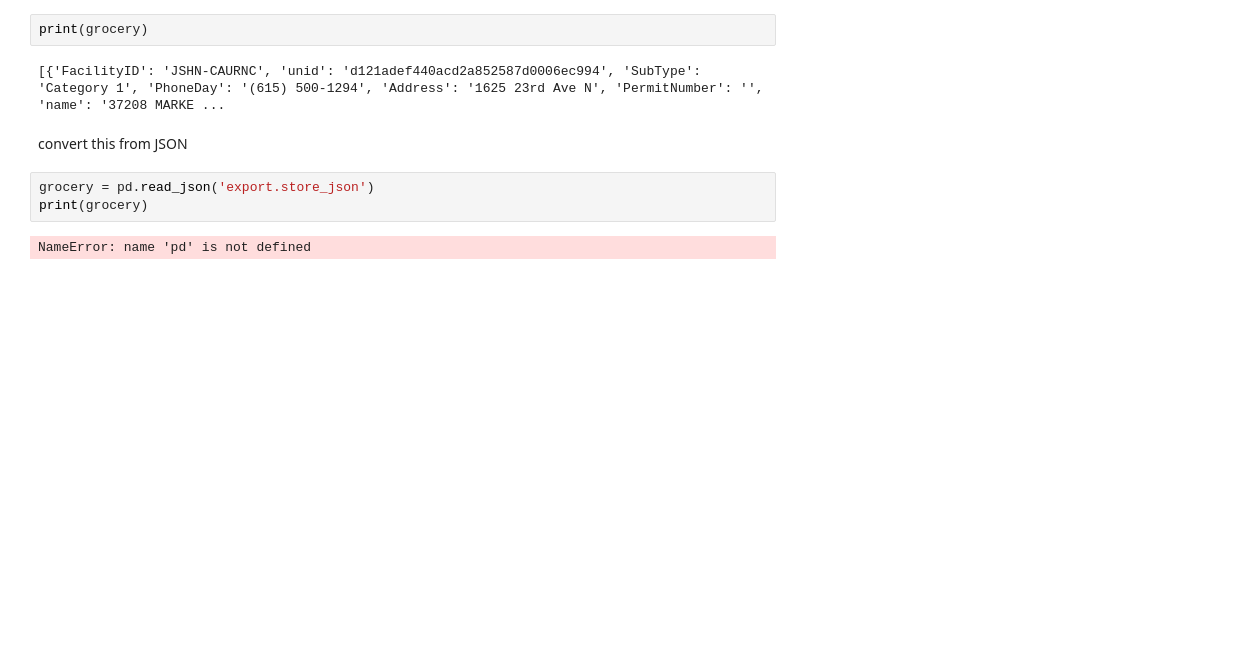
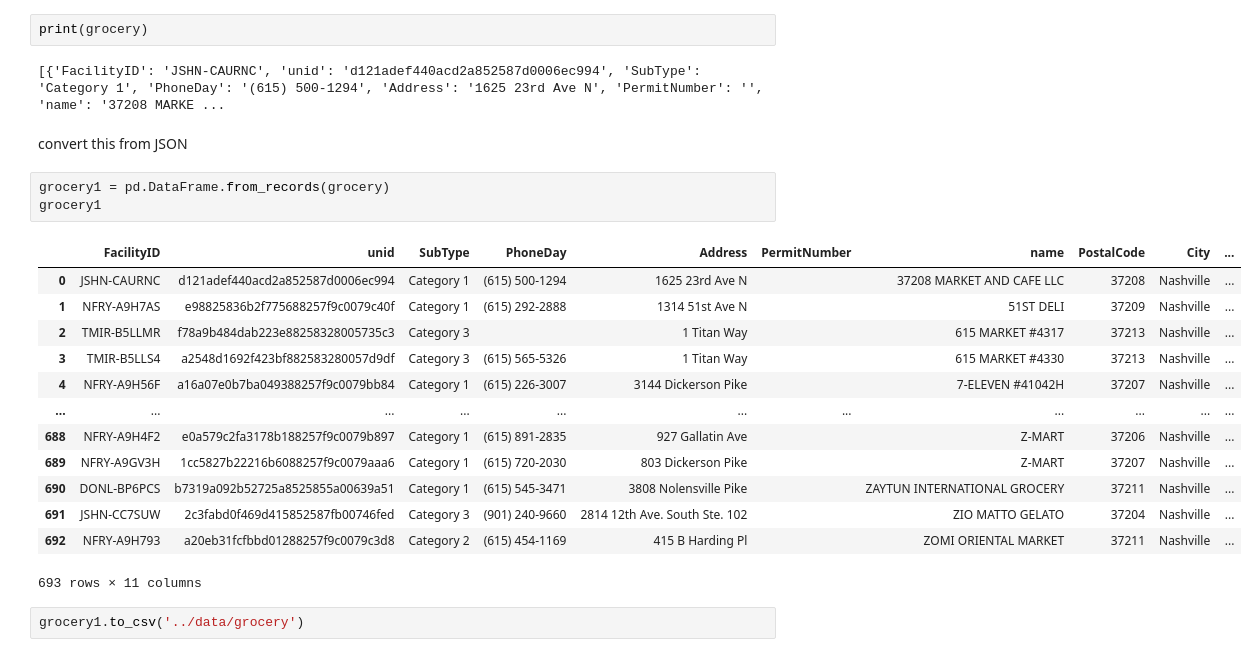
Before and after one commit to jessw4914/grocery, a Jupyter notebook: notebook/grocery2.ipynb, the cells around one changed output. Saved outputs shown, nothing was run; the diff lists cells and outputs as text; blank space fills up the shorter version.

```diff
--- a/notebook/grocery2.ipynb
+++ b/notebook/grocery2.ipynb
@@ -39,8 +39,22 @@ print(grocery)
 [{'FacilityID': 'JSHN-CAURNC', 'unid': 'd121adef440acd2a852587d0006ec994', 'SubType': 'Category 1', 'PhoneDay': '(615) 500-1294', 'Address': '1625 23rd Ave N', 'PermitNumber': '', 'name': '37208 MARKE ...
 # %% [markdown]
 convert this from JSON
-# %%
-grocery = pd.read_json('export.store_json')
-print(grocery)
-# %% [output]
-NameError: name 'pd' is not defined
+# %%
+grocery1 = pd.DataFrame.from_records(grocery)
+grocery1
+# %% [output]
+|  | FacilityID | unid | SubType | PhoneDay | Address | PermitNumber | name | PostalCode | City | ... |
+| 0 | JSHN-CAURNC | d121adef440acd2a852587d0006ec994 | Category 1 | (615) 500-1294 | 1625 23rd Ave N |  | 37208 MARKET AND CAFE LLC | 37208 | Nashville | ... |
+| 1 | NFRY-A9H7AS | e98825836b2f775688257f9c0079c40f | Category 1 | (615) 292-2888 | 1314 51st Ave N |  | 51ST DELI | 37209 | Nashville | ... |
+| 2 | TMIR-B5LLMR | f78a9b484dab223e88258328005735c3 | Category 3 |  | 1 Titan Way |  | 615 MARKET #4317 | 37213 | Nashville | ... |
+| 3 | TMIR-B5LLS4 | a2548d1692f423bf882583280057d9df | Category 3 | (615) 565-5326 | 1 Titan Way |  | 615 MARKET #4330 | 37213 | Nashville | ... |
+| 4 | NFRY-A9H56F | a16a07e0b7ba049388257f9c0079bb84 | Category 1 | (615) 226-3007 | 3144 Dickerson Pike |  | 7-ELEVEN #41042H | 37207 | Nashville | ... |
+| ... | ... | ... | ... | ... | ... | ... | ... | ... | ... | ... |
+| 688 | NFRY-A9H4F2 | e0a579c2fa3178b188257f9c0079b897 | Category 1 | (615) 891-2835 | 927 Gallatin Ave |  | Z-MART | 37206 | Nashville | ... |
+| 689 | NFRY-A9GV3H | 1cc5827b22216b6088257f9c0079aaa6 | Category 1 | (615) 720-2030 | 803 Dickerson Pike |  | Z-MART | 37207 | Nashville | ... |
+| 690 | DONL-BP6PCS | b7319a092b52725a8525855a00639a51 | Category 1 | (615) 545-3471 | 3808 Nolensville Pike |  | ZAYTUN INTERNATIONAL GROCERY | 37211 | Nashville | ... |
+| 691 | JSHN-CC7SUW | 2c3fabd0f469d415852587fb00746fed | Category 3 | (901) 240-9660 | 2814 12th Ave. South Ste. 102 |  | ZIO MATTO GELATO | 37204 | Nashville | ... |
+| 692 | NFRY-A9H793 | a20eb31fcfbbd01288257f9c0079c3d8 | Category 2 | (615) 454-1169 | 415 B Harding Pl |  | ZOMI ORIENTAL MARKET | 37211 | Nashville | ... |
+693 rows × 11 columns
+# %%
+grocery1.to_csv('../data/grocery')
```
Also changed, not shown: 2 other files.
